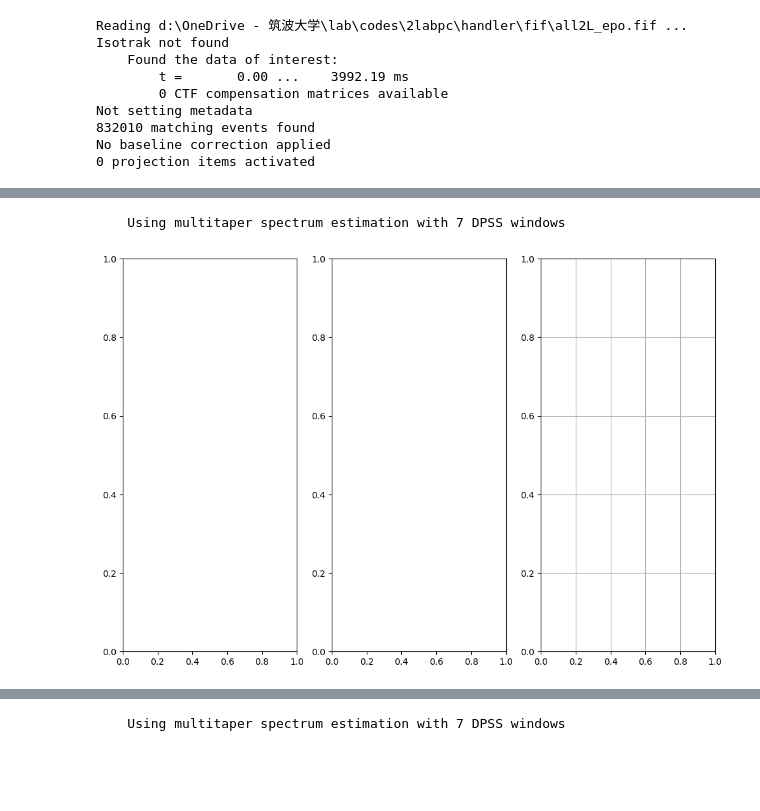
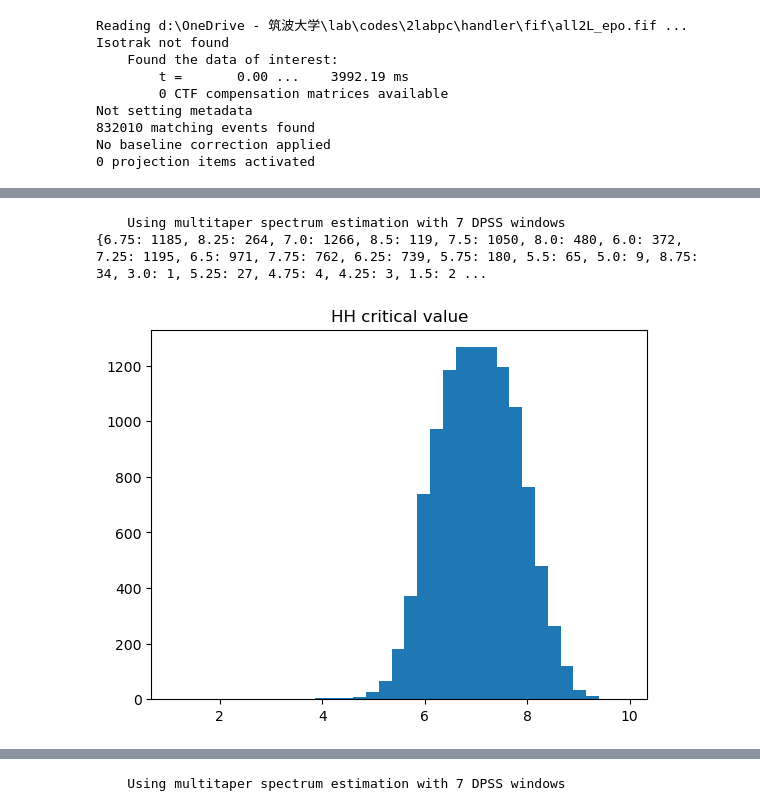
Before and after one commit to impPie/labpc, a Jupyter notebook: handler/visu.ipynb, the cells around one changed output, grey strips where cells are left out. Saved outputs shown, nothing was run; the diff lists cells and outputs as text; code cells hidden in the pictures; blank space fills up the shorter version.

Commit message:
freq critical point for 50%

```diff
--- a/handler/visu.ipynb
+++ b/handler/visu.ipynb
@@ -683,15 +685,23 @@ plt.show()
-# %%
-import matplotlib.pyplot as plt
-psd1, freqs1 = epochs['LL'][0].compute_psd(
-    fmin=1, fmax=12).get_data(return_freqs=True)
-fig, axs = plt.subplots(nrows=1, ncols=3, figsize=(6, 12))
-# Set the x-axis and y-axis labels
-ax[0].set_xlabel('Frequency (Hz)')
-ax[0].set_ylabel('Power Spectral Density (dB)')
-ax[0].set_title('LL PSD')
-ax[0].plot(freqs1, psd1.reshape(-1), color='blue', label="H=>H")
-plt.grid()
-plt.show()
-# %% [output]
-    Using multitaper spectrum estimation with 7 DPSS windows
-[figure, removed]
+# %%
+psd, freqs = epochs["HH"].compute_psd(
+    fmin=1, fmax=12).get_data(return_freqs=True)
+psd = psd.reshape(-1,45)
+ct = []
+for i in psd:
+    ct.append(critical_point(i, freqs))
+
+d = {x:ct.count(x) for x in ct}
+
+print(d)
+# %% [output]
+    Using multitaper spectrum estimation with 7 DPSS windows
+{6.75: 1185, 8.25: 264, 7.0: 1266, 8.5: 119, 7.5: 1050, 8.0: 480, 6.0: 372, 7.25: 1195, 6.5: 971, 7.75: 762, 6.25: 739, 5.75: 180, 5.5: 65, 5.0: 9, 8.75: 34, 3.0: 1, 5.25: 27, 4.75: 4, 4.25: 3, 1.5: 2 ...
+# %%
+import matplotlib.pyplot as plt
+
+plt.bar(*zip(*d.items()))
+plt.title('HH critical value')
+
+plt.show()
+# %% [output]
+[figure, added]
```
Also changed, not shown: parts of 7 cells of this notebook.
